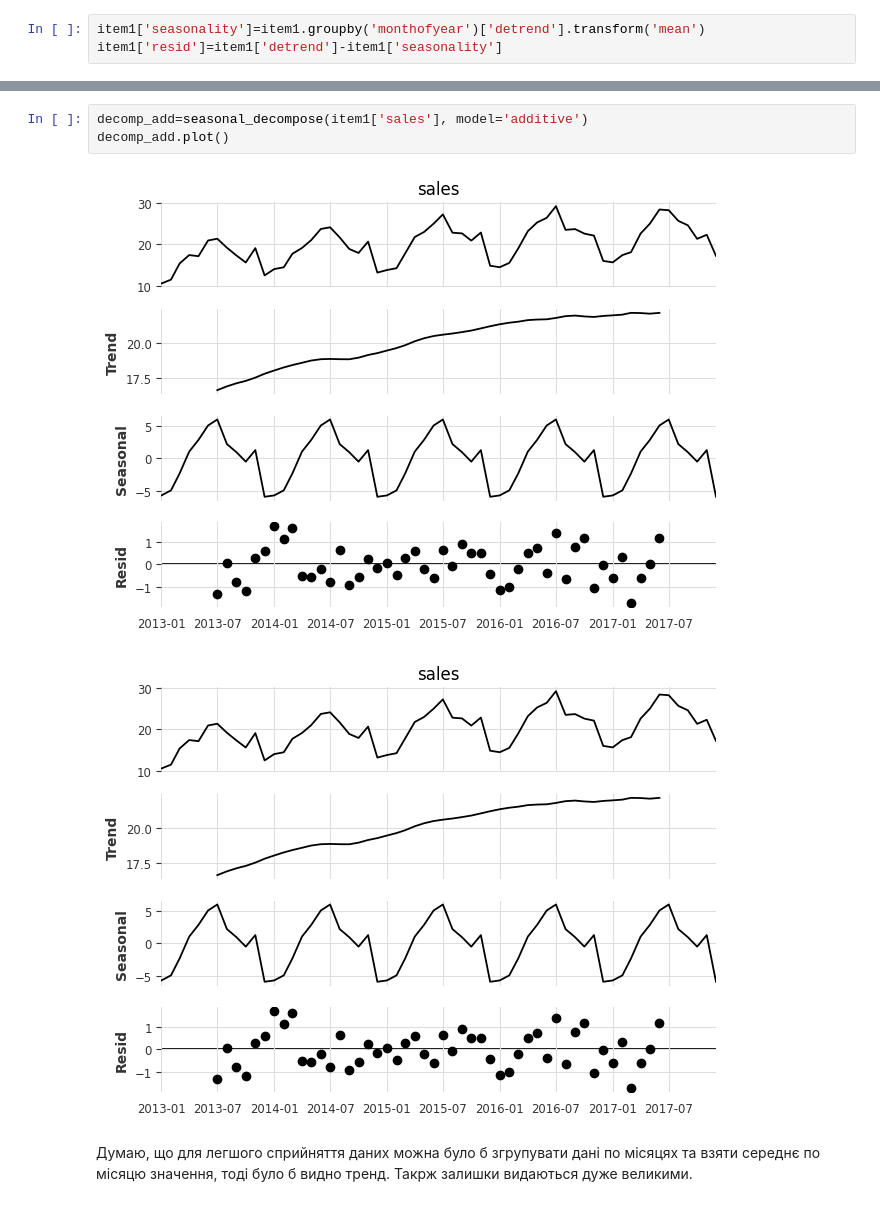
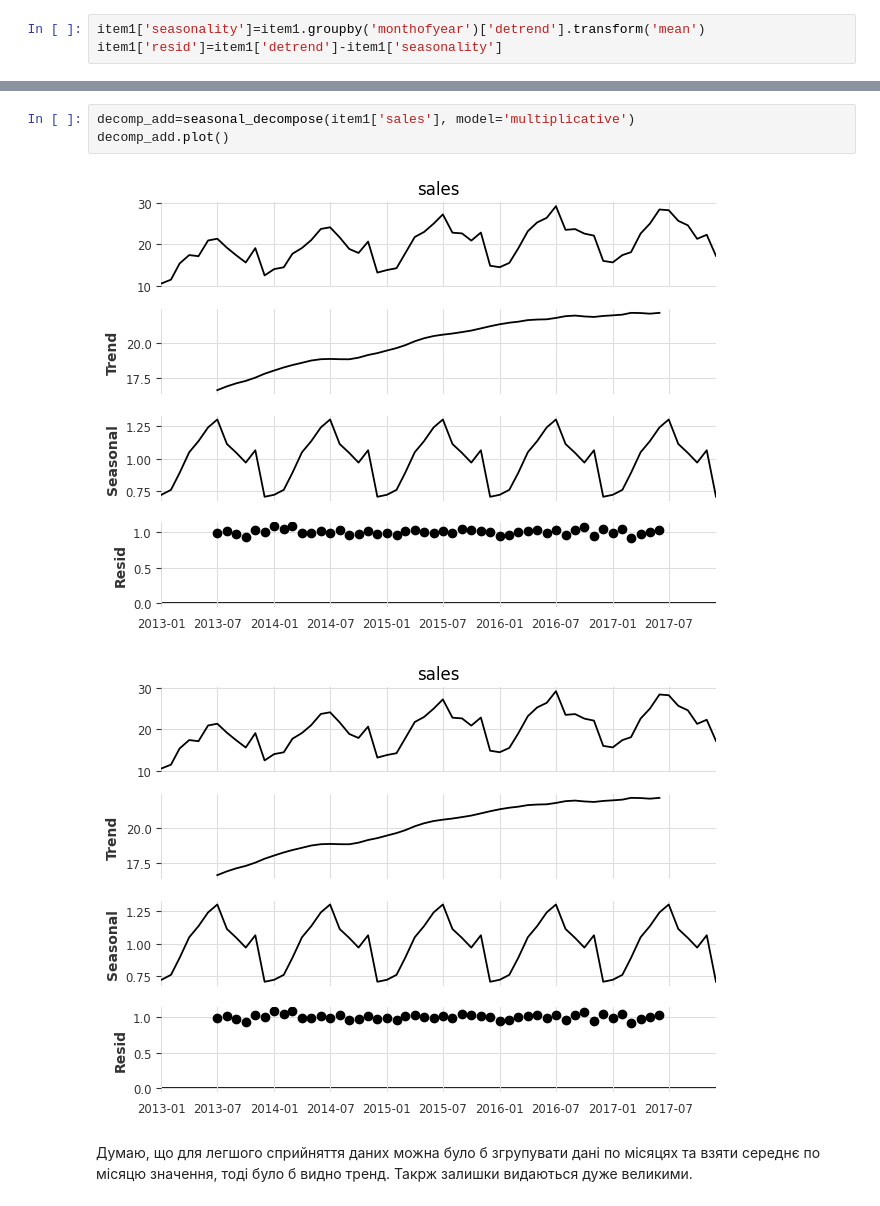
Before and after one commit to Daria-Lytvynenko/ML_course, a Jupyter notebook: HW_2_5_Time_Series_Analysis.ipynb, the cells around one changed output, grey strips where cells are left out. Drawn from its saved outputs; the diff is of its cells as text.

```diff
--- a/HW_2_5_Time_Series_Analysis.ipynb
+++ b/HW_2_5_Time_Series_Analysis.ipynb
@@ -171,9 +186,9 @@ decomp_add.plot()
 # %%
-decomp_add=seasonal_decompose(item1['sales'], model='additive')
+decomp_add=seasonal_decompose(item1['sales'], model='multiplicative')
 decomp_add.plot()
 # %% [output]
-[figure, old version]
+[figure, new version]
-[figure, old version]
+[figure, new version]
 # %% [markdown]
 Думаю, що для легшого сприйняття даних можна було б згрупувати дані по місяцях та взяти середнє по місяцю значення, тоді було б видно тренд. Такрж залишки видаються дуже великими.
 # %% [markdown]
```
Also changed, not shown: parts of 15 cells of this notebook.
